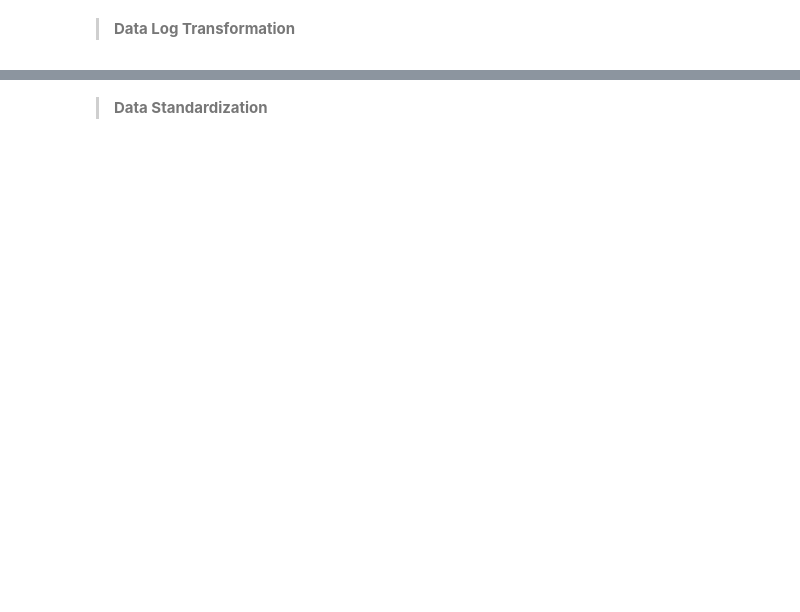
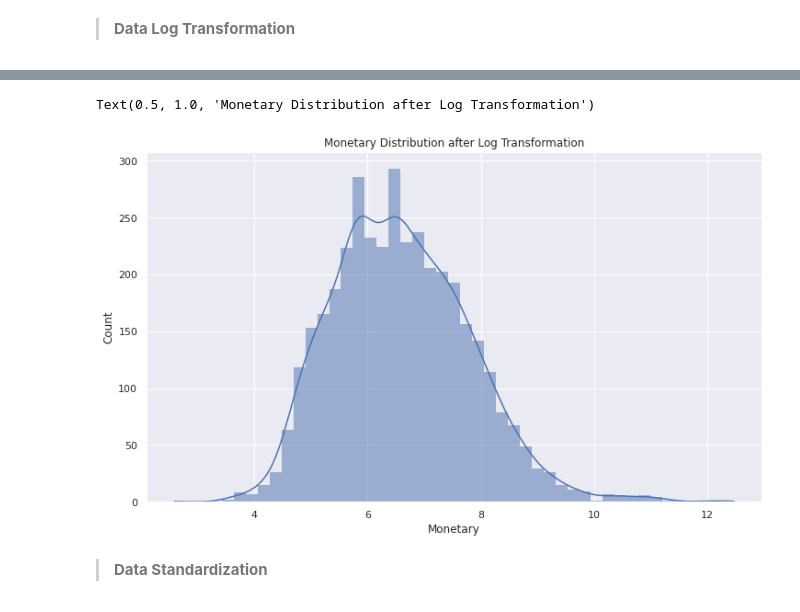
Before and after one commit to skpycoder786/CustomerSegmentation_MajorProject, a Jupyter notebook: customersegmentationanalysis-using-rfm-k-means.ipynb, the cells around one changed output, grey strips where cells are left out. Cells and saved outputs as stored; diff of their text form; code cells hidden in the pictures; blank space fills up the shorter version.

```diff
--- a/customersegmentationanalysis-using-rfm-k-means.ipynb
+++ b/customersegmentationanalysis-using-rfm-k-means.ipynb
@@ -307,7 +525,10 @@ plt.title("Frequency Distribution after Data normalization")
 # %%
 Monetary_Plot_data = Log_Tfd_Data.query('Monetary < 10000')['Monetary']
 sns.histplot(Monetary_Plot_data, label="100% Equities", kde=True, linewidth=0)
-plt.title("Monetary Distribution after Data normalization")
+plt.title("Monetary Distribution after Log Transformation")
+# %% [output]
+Text(0.5, 1.0, 'Monetary Distribution after Log Transformation')
+[figure, added]
 # %% [markdown]
 > **Data Standardization**
 # %%
```
Also changed, not shown: parts of 43 cells of this notebook.
